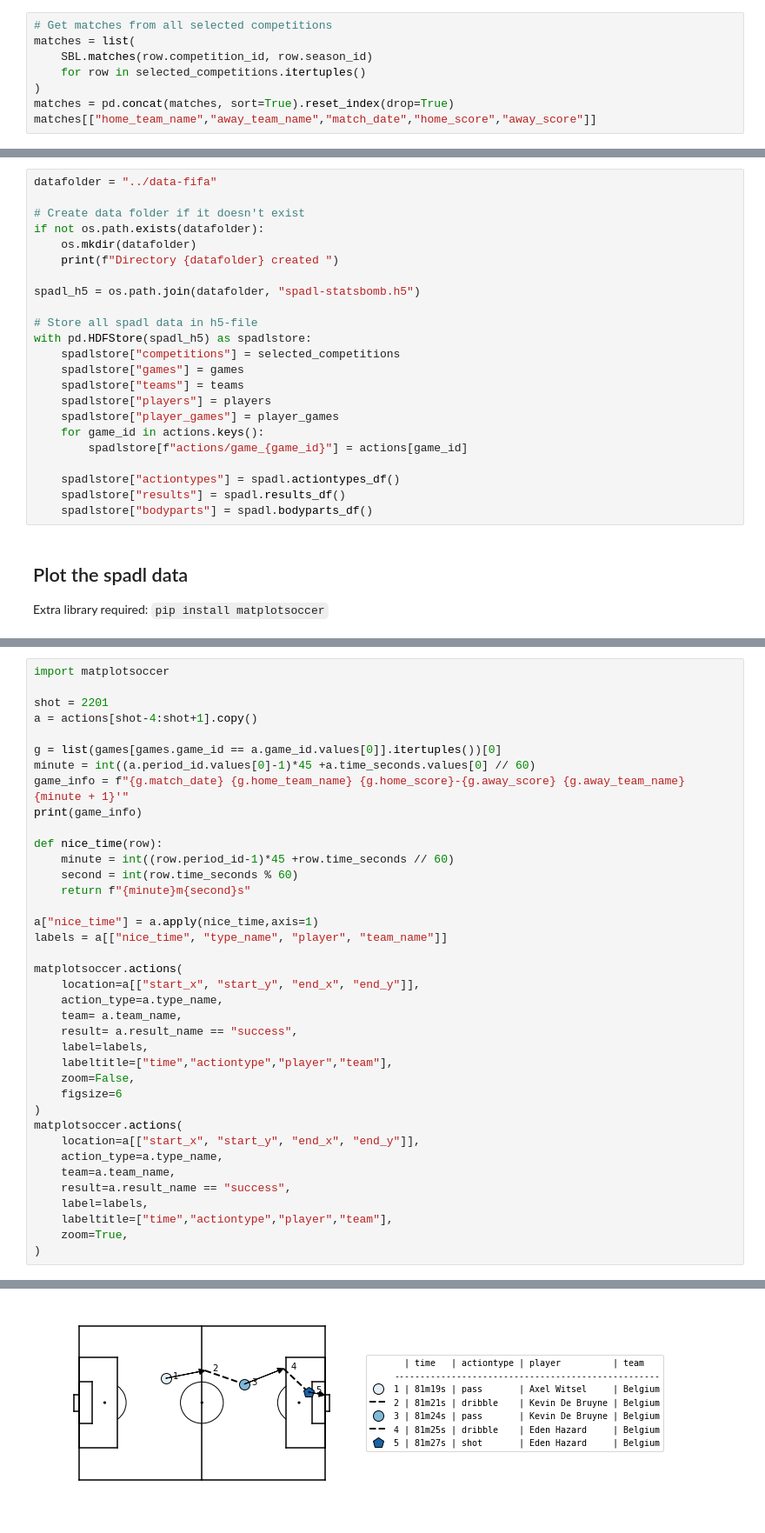
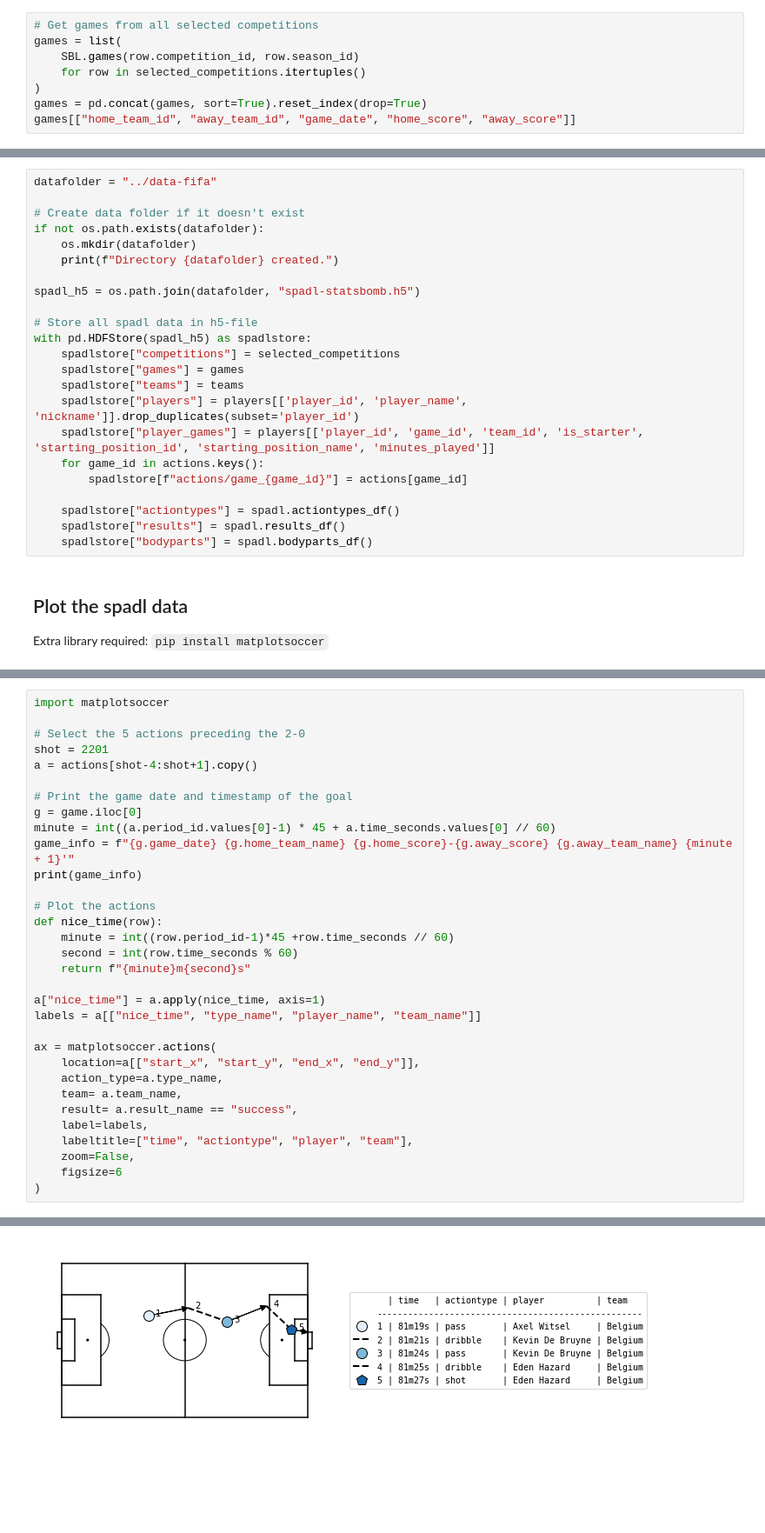
Before and after one commit to ML-KULeuven/socceraction, a Jupyter notebook: public-notebooks/1-load-and-convert-statsbomb-data.ipynb, the cells around one changed output, grey strips where cells are left out. Shown: that part at 87% size. Drawn from its saved outputs; the diff is of its cells as text; blank space fills up the shorter version.

```diff
--- a/public-notebooks/1-load-and-convert-statsbomb-data.ipynb
+++ b/public-notebooks/1-load-and-convert-statsbomb-data.ipynb
@@ -54,9 +53,9 @@ selected_competitions
 # %%
-# Get matches from all selected competitions
-matches = list(
-    SBL.matches(row.competition_id, row.season_id)
+# Get games from all selected competitions
+games = list(
+    SBL.games(row.competition_id, row.season_id)
     for row in selected_competitions.itertuples()
 )
-matches = pd.concat(matches, sort=True).reset_index(drop=True)
-matches[["home_team_name","away_team_name","match_date","home_score","away_score"]]
+games = pd.concat(games, sort=True).reset_index(drop=True)
+games[["home_team_id", "away_team_id", "game_date", "home_score", "away_score"]]
 # %% [output]
@@ -101,7 +97,7 @@ datafolder = "../data-fifa"
 # Create data folder if it doesn't exist
 if not os.path.exists(datafolder):
     os.mkdir(datafolder)
-    print(f"Directory {datafolder} created ")
+    print(f"Directory {datafolder} created.")
 
 spadl_h5 = os.path.join(datafolder, "spadl-statsbomb.h5")
 
@@ -110,8 +106,8 @@ with pd.HDFStore(spadl_h5) as spadlstore:
     spadlstore["competitions"] = selected_competitions
     spadlstore["games"] = games
     spadlstore["teams"] = teams
-    spadlstore["players"] = players
-    spadlstore["player_games"] = player_games
+    spadlstore["players"] = players[['player_id', 'player_name', 'nickname']].drop_duplicates(subset='player_id')
+    spadlstore["player_games"] = players[['player_id', 'game_id', 'team_id', 'is_starter', 'starting_position_id', 'starting_position_name', 'minutes_played']]
     for game_id in actions.keys():
         spadlstore[f"actions/game_{game_id}"] = actions[game_id]
 
@@ -151,39 +152,33 @@ actions[:5]
 # %%
 import matplotsoccer
 
+# Select the 5 actions preceding the 2-0
 shot = 2201
 a = actions[shot-4:shot+1].copy()
 
-g = list(games[games.game_id == a.game_id.values[0]].itertuples())[0]
-minute = int((a.period_id.values[0]-1)*45 +a.time_seconds.values[0] // 60)
-game_info = f"{g.match_date} {g.home_team_name} {g.home_score}-{g.away_score} {g.away_team_name} {minute + 1}'"
+# Print the game date and timestamp of the goal
+g = game.iloc[0]
+minute = int((a.period_id.values[0]-1) * 45 + a.time_seconds.values[0] // 60)
+game_info = f"{g.game_date} {g.home_team_name} {g.home_score}-{g.away_score} {g.away_team_name} {minute + 1}'"
 print(game_info)
 
+# Plot the actions
 def nice_time(row):
     minute = int((row.period_id-1)*45 +row.time_seconds // 60)
     second = int(row.time_seconds % 60)
     return f"{minute}m{second}s"
 
-a["nice_time"] = a.apply(nice_time,axis=1)
-labels = a[["nice_time", "type_name", "player", "team_name"]]
+a["nice_time"] = a.apply(nice_time, axis=1)
+labels = a[["nice_time", "type_name", "player_name", "team_name"]]
 
-matplotsoccer.actions(
+ax = matplotsoccer.actions(
     location=a[["start_x", "start_y", "end_x", "end_y"]],
     action_type=a.type_name,
     team= a.team_name,
     result= a.result_name == "success",
     label=labels,
-    labeltitle=["time","actiontype","player","team"],
+    labeltitle=["time", "actiontype", "player", "team"],
     zoom=False,
     figsize=6
 )
-matplotsoccer.actions(
-    location=a[["start_x", "start_y", "end_x", "end_y"]],
-    action_type=a.type_name,
-    team=a.team_name,
-    result=a.result_name == "success",
-    label=labels,
-    labeltitle=["time","actiontype","player","team"],
-    zoom=True,
-)
 # %% [output]
@@ -191 +186 @@ matplotsoccer.actions(
-[figure, old version]
+[figure, new version]
```
Also changed, not shown: parts of 8 cells of this notebook, 55 other files.
